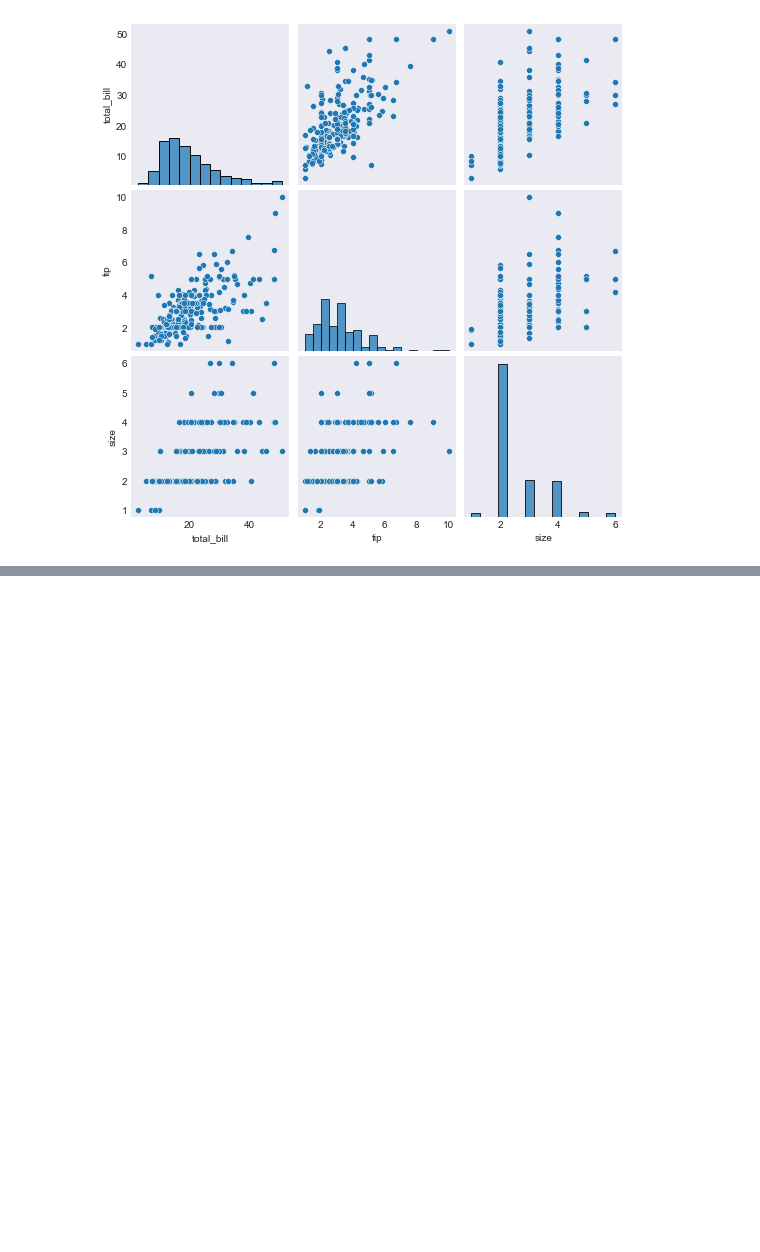
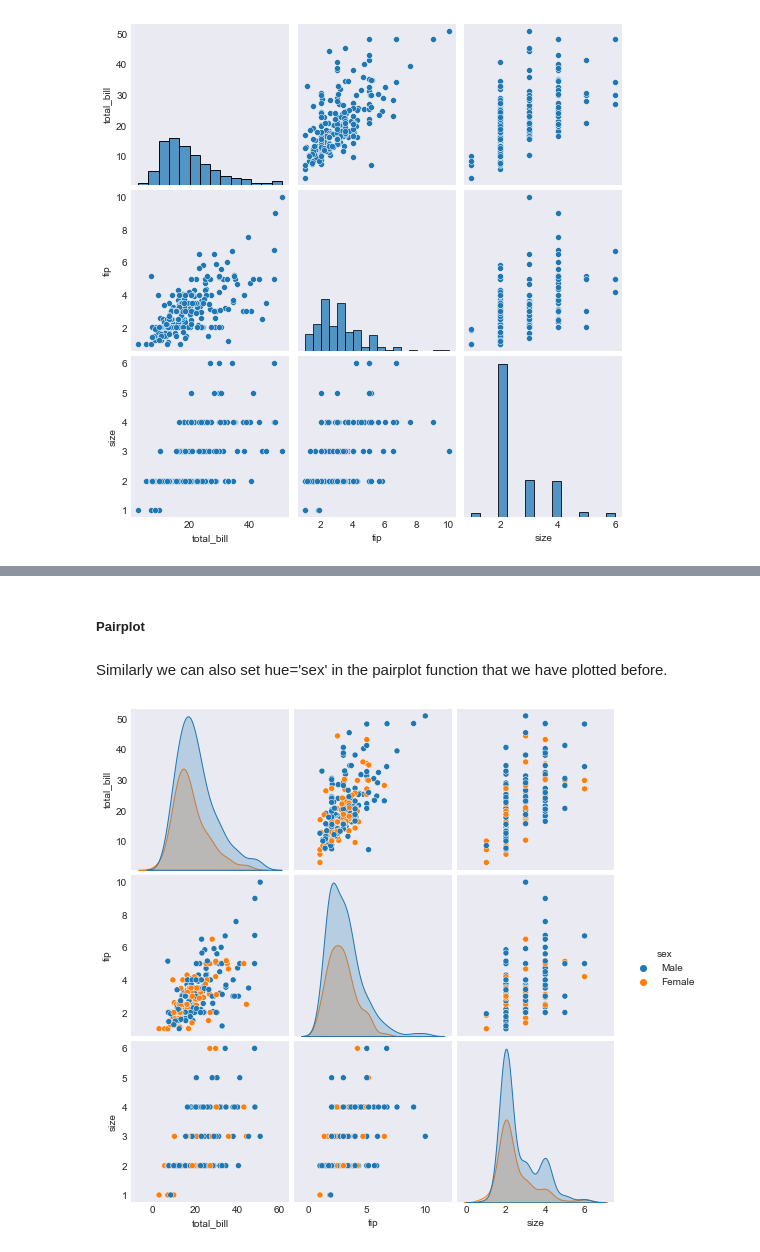
Before and after one commit to prakharjadaun/ML-Learn-With-Me, a Jupyter notebook: 06 - Introduction To Plotting.ipynb, the cells around one changed output, grey strips where cells are left out. Drawn from its saved outputs; the diff is of its cells as text; code cells hidden in the pictures; blank space fills up the shorter version.

```diff
--- a/06 - Introduction To Plotting.ipynb
+++ b/06 - Introduction To Plotting.ipynb
@@ -537,0 +553,10 @@ plt.show()
+# %% [markdown]
+##### **Pairplot**
+# %% [markdown]
+Similarly we can also set hue='sex' in the pairplot function that we have plotted before.
+# %%
+# plotting the multivariate data using the pairplot using third variable as color
+sns.pairplot(tips,hue='sex')
+plt.show()
+# %% [output]
+[figure, added]
```
Also changed, not shown: parts of 12 cells of this notebook.
